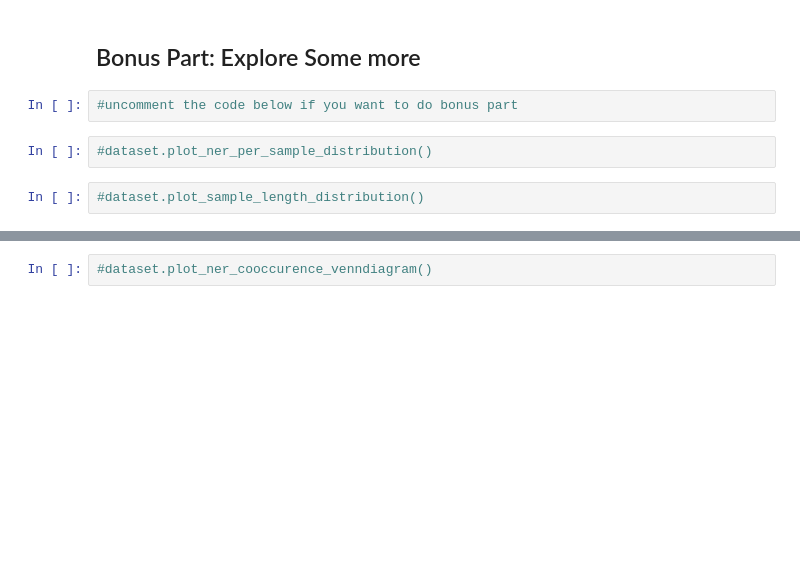
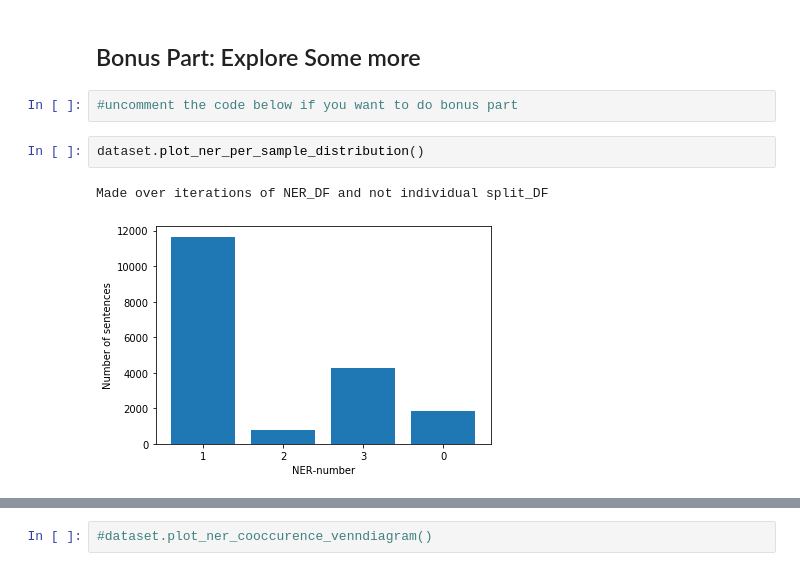
Before and after one commit to JoFunch/lt2316-h20-aa, a Jupyter notebook: run.ipynb, the cells around one changed output, grey strips where cells are left out. Saved outputs shown, nothing was run; the diff lists cells and outputs as text; blank space fills up the shorter version.

```diff
--- a/run.ipynb
+++ b/run.ipynb
@@ -128,7 +110,8 @@ train_X, val_X = check_output(extract_features(
 ## Bonus Part: Explore Some more
 # %%
 #uncomment the code below if you want to do bonus part
-# %%
-#dataset.plot_ner_per_sample_distribution()
-# %%
-#dataset.plot_sample_length_distribution()
+# %%
+dataset.plot_ner_per_sample_distribution()
+# %% [output]
+Made over iterations of NER_DF and not individual split_DF
+[figure, added]
```
Also changed, not shown: parts of 10 cells of this notebook, 2 other files.
